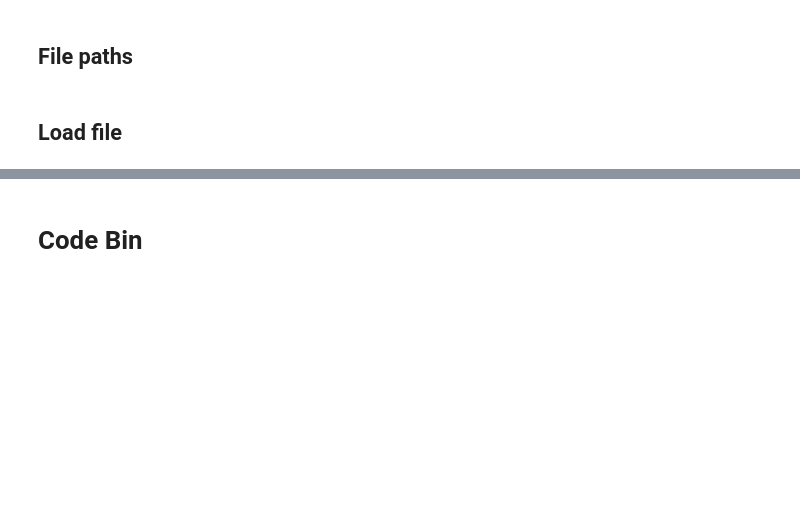
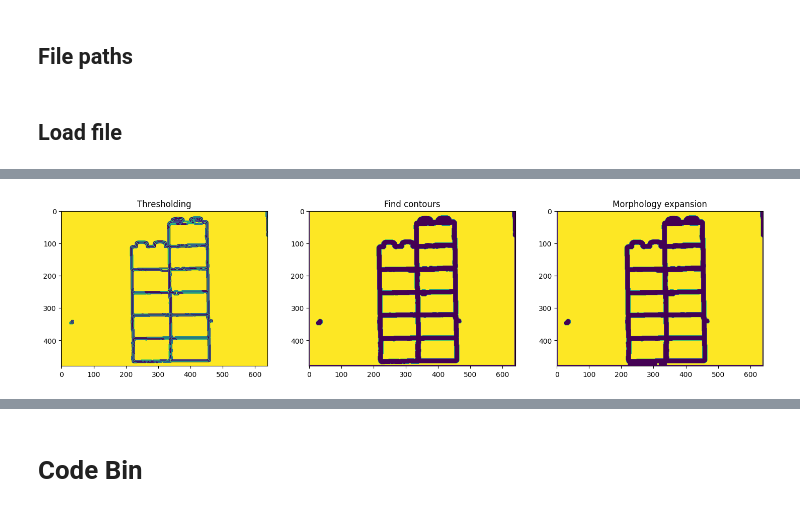
Before and after one commit to jbarciv/LegoMasters, a Jupyter notebook: vision/segmentation.ipynb, the cells around one changed output, grey strips where cells are left out. Cells and saved outputs as stored; diff of their text form; code cells hidden in the pictures; blank space fills up the shorter version.

```diff
--- a/vision/segmentation.ipynb
+++ b/vision/segmentation.ipynb
@@ -54 +67,28 @@ plt.imshow(edges_r)
+# %%
+##################### We increase the edges to obtain better boxes #####################
+thresh = cv2.adaptiveThreshold(edges_r, 255, cv2.ADAPTIVE_THRESH_MEAN_C, cv2.THRESH_BINARY, 5, 10)
+if verbose:
+    plt.figure(figsize=(18, 6))
+    plt.subplot(1, 3, 1)
+    plt.imshow(thresh)
+    plt.title('Thresholding')
+thresh_cpy = thresh.copy()
+cnts = cv2.findContours(thresh_cpy, cv2.RETR_TREE, cv2.CHAIN_APPROX_SIMPLE)
+cnts = cnts[0] if len(cnts) == 2 else cnts[1]
+for c in cnts:
+    cv2.drawContours(thresh_cpy, [c], -1, (0,0,0), 4)
+if verbose:
+    plt.subplot(1, 3, 2)
+    plt.imshow(thresh_cpy)
+    plt.title('Find contours')
+# Morph open
+thresh_cpy_2 = thresh_cpy.copy()
+kernel = cv2.getStructuringElement(cv2.MORPH_RECT, (5,5))
+opening = cv2.morphologyEx(thresh_cpy_2, cv2.MORPH_OPEN, kernel, iterations=1)
+if verbose:
+    plt.subplot(1, 3, 3)
+    plt.imshow(opening)
+    plt.title('Morphology expansion')
+# %% [output]
+[figure, added]
 # %%
```
Also changed, not shown: parts of 31 cells of this notebook, 11 other files.
